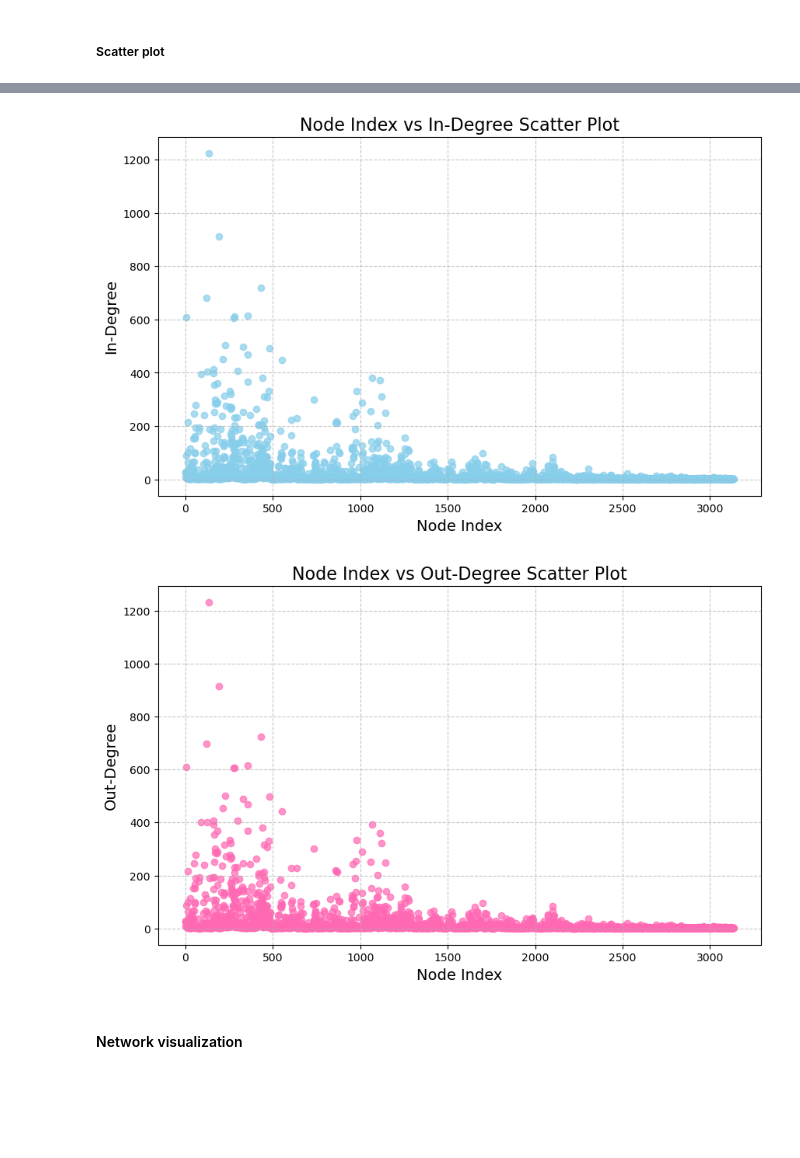
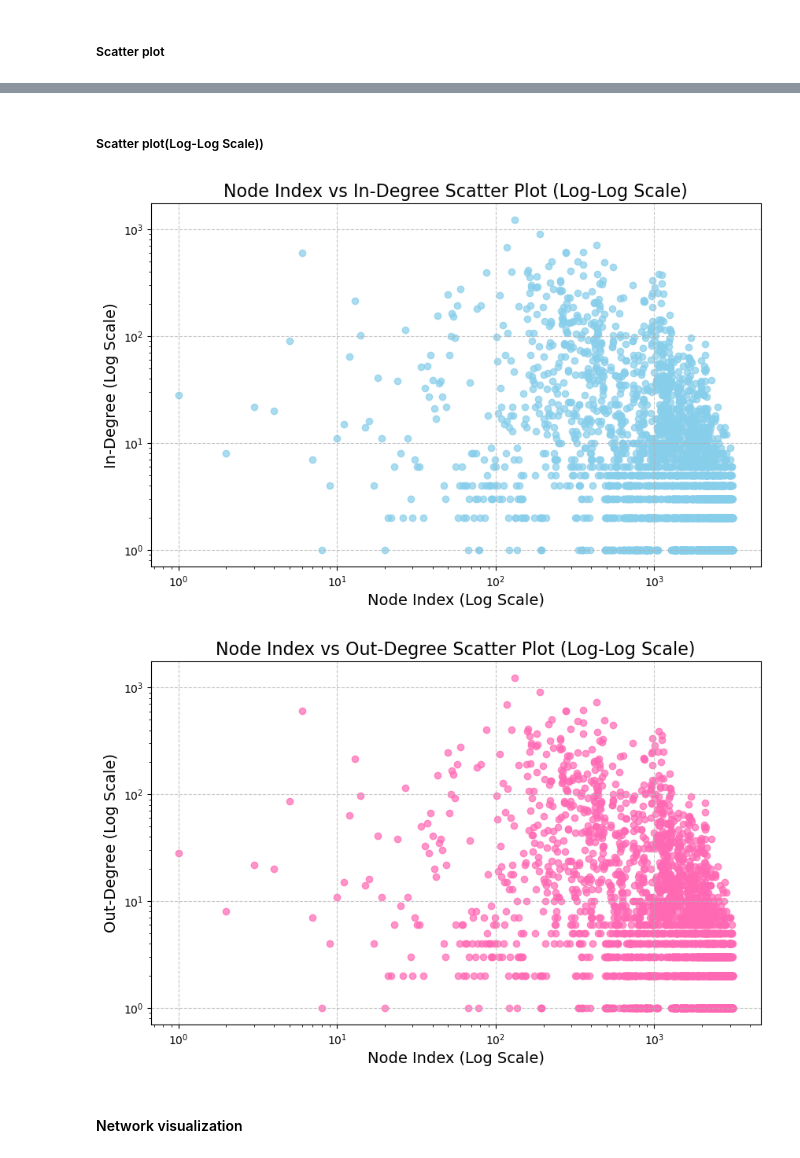
Before and after one commit to XIANALEE0508/02805-FP-G20, a Jupyter notebook: 02805 Final Projects.ipynb, the cells around one changed output, grey strips where cells are left out. Saved outputs shown, nothing was run; the diff lists cells and outputs as text; code cells hidden in the pictures; blank space fills up the shorter version.

```diff
--- a/02805 Final Projects.ipynb
+++ b/02805 Final Projects.ipynb
@@ -361,29 +376,35 @@ max out-degree: 1232
+# %% [markdown]
+##### Scatter plot(Log-Log Scale))
 # %%
 # 计算入度和出度
 in_degrees = [deg for _, deg in G.in_degree()]  # 节点的入度列表
 out_degrees = [deg for _, deg in G.out_degree()]  # 节点的出度列表
 nodes = range(len(in_degrees))  # 节点编号（用于 x 轴）
 
-# 绘制节点编号 vs 入度的散点图
+# 绘制节点编号 vs 入度的散点图（双对数）
 plt.figure(figsize=(10, 6))
 plt.scatter(nodes, in_degrees, alpha=0.7, color="skyblue")  # 入度散点图
-plt.title("Node Index vs In-Degree Scatter Plot", fontsize=16)  # 标题
-plt.xlabel("Node Index", fontsize=14)  # x轴标签
-plt.ylabel("In-Degree", fontsize=14)  # y轴标签
+plt.xscale('log')  # 设置x轴为对数尺度
+plt.yscale('log')  # 设置y轴为对数尺度
+plt.title("Node Index vs In-Degree Scatter Plot (Log-Log Scale)", fontsize=16)  # 标题
+plt.xlabel("Node Index (Log Scale)", fontsize=14)  # x轴标签
+plt.ylabel("In-Degree (Log Scale)", fontsize=14)  # y轴标签
 plt.grid(linestyle="--", alpha=0.7)  # 网格线
 plt.show()
 
-# 绘制节点编号 vs 出度的散点图
+# 绘制节点编号 vs 出度的散点图（双对数）
 plt.figure(figsize=(10, 6))
 plt.scatter(nodes, out_degrees, alpha=0.7, color="hotpink")  # 出度散点图
-plt.title("Node Index vs Out-Degree Scatter Plot", fontsize=16)  # 标题
-plt.xlabel("Node Index", fontsize=14)  # x轴标签
-plt.ylabel("Out-Degree", fontsize=14)  # y轴标签
+plt.xscale('log')  # 设置x轴为对数尺度
+plt.yscale('log')  # 设置y轴为对数尺度
+plt.title("Node Index vs Out-Degree Scatter Plot (Log-Log Scale)", fontsize=16)  # 标题
+plt.xlabel("Node Index (Log Scale)", fontsize=14)  # x轴标签
+plt.ylabel("Out-Degree (Log Scale)", fontsize=14)  # y轴标签
 plt.grid(linestyle="--", alpha=0.7)  # 网格线
 plt.show()
 # %% [output]
-[figure, old version]
+[figure, new version]
-[figure, old version]
+[figure, new version]
 # %% [markdown]
 #### Network visualization
 # %%
```
Also changed, not shown: parts of 20 cells of this notebook, 3 other files.
